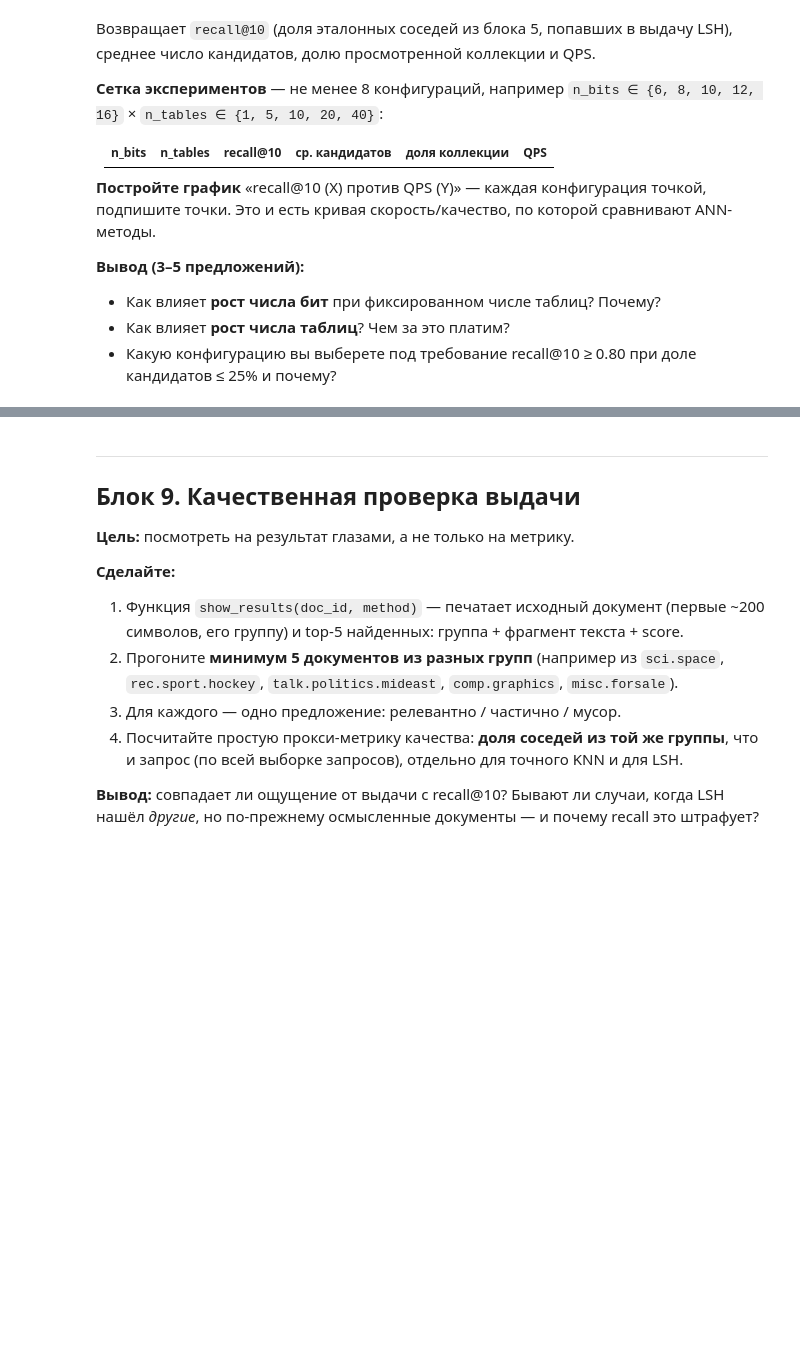
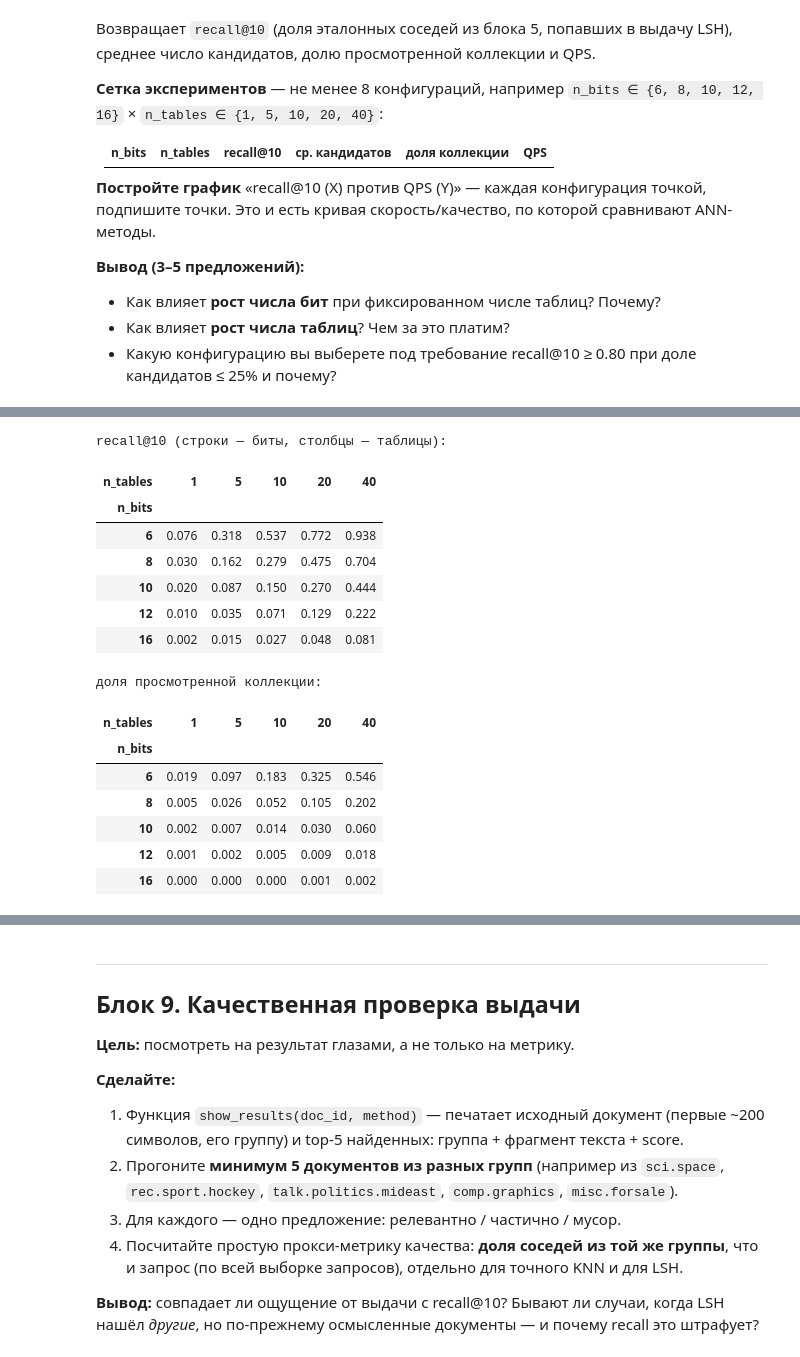
Before and after one commit to KrisTinaShch/practice_knn_lsh, a Jupyter notebook: practice_knn_lsh.ipynb, the cells around one changed output, grey strips where cells are left out. Saved outputs shown, nothing was run; the diff lists cells and outputs as text; code cells hidden in the pictures; blank space fills up the shorter version.

```diff
--- a/practice_knn_lsh.ipynb
+++ b/practice_knn_lsh.ipynb
@@ -782,0 +869,23 @@ raise NotImplementedError("Блок 8")
+# %%
+print("recall@10 (строки — биты, столбцы — таблицы):")
+display(grid.pivot(index="n_bits", columns="n_tables", values="recall@10").round(3))
+
+print("доля просмотренной коллекции:")
+display(grid.pivot(index="n_bits", columns="n_tables", values="candidate_share").round(3))
+# %% [output]
+recall@10 (строки — биты, столбцы — таблицы):
+| n_tables | 1 | 5 | 10 | 20 | 40 |
+| n_bits |  |  |  |  |  |
+| 6 | 0.076 | 0.318 | 0.537 | 0.772 | 0.938 |
+| 8 | 0.030 | 0.162 | 0.279 | 0.475 | 0.704 |
+| 10 | 0.020 | 0.087 | 0.150 | 0.270 | 0.444 |
+| 12 | 0.010 | 0.035 | 0.071 | 0.129 | 0.222 |
+| 16 | 0.002 | 0.015 | 0.027 | 0.048 | 0.081 |
+доля просмотренной коллекции:
+| n_tables | 1 | 5 | 10 | 20 | 40 |
+| n_bits |  |  |  |  |  |
+| 6 | 0.019 | 0.097 | 0.183 | 0.325 | 0.546 |
+| 8 | 0.005 | 0.026 | 0.052 | 0.105 | 0.202 |
+| 10 | 0.002 | 0.007 | 0.014 | 0.030 | 0.060 |
+| 12 | 0.001 | 0.002 | 0.005 | 0.009 | 0.018 |
+| 16 | 0.000 | 0.000 | 0.000 | 0.001 | 0.002 |
```
Also changed, not shown: parts of 5 cells of this notebook.
